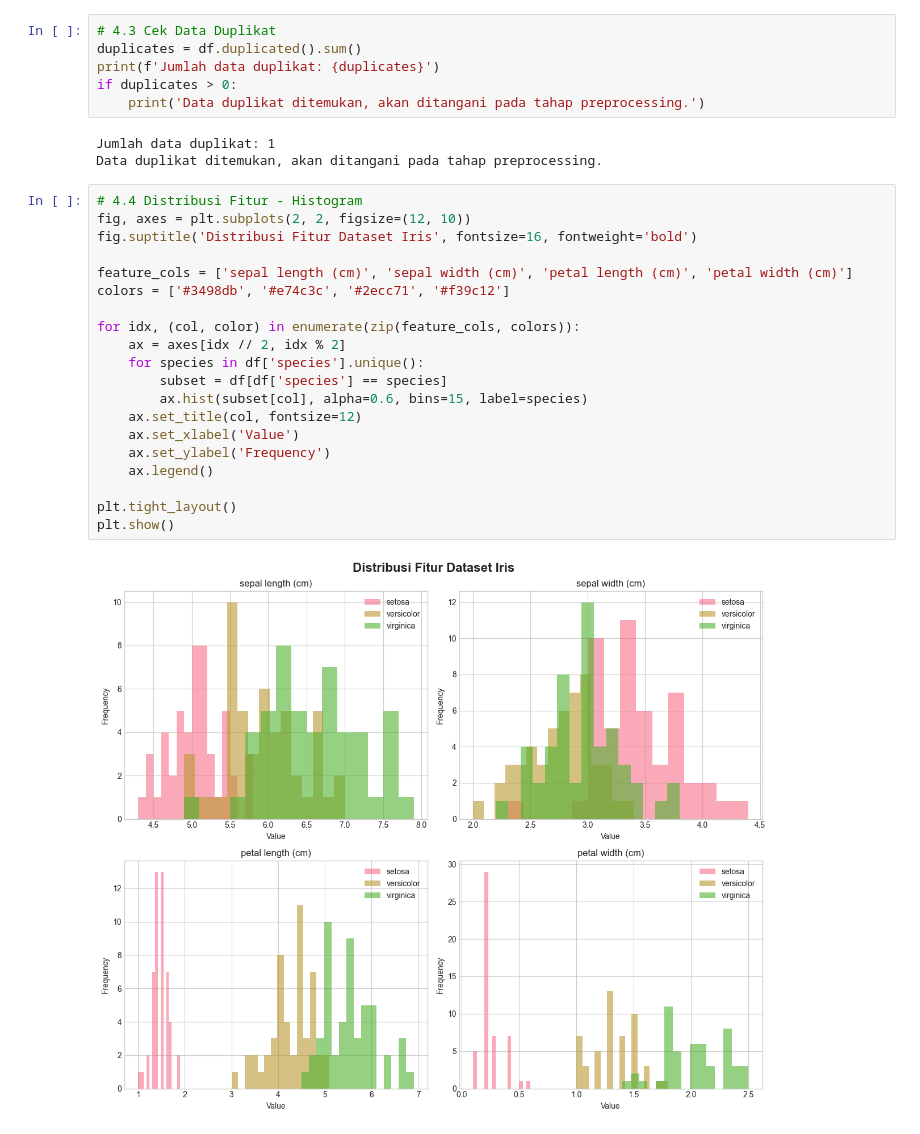
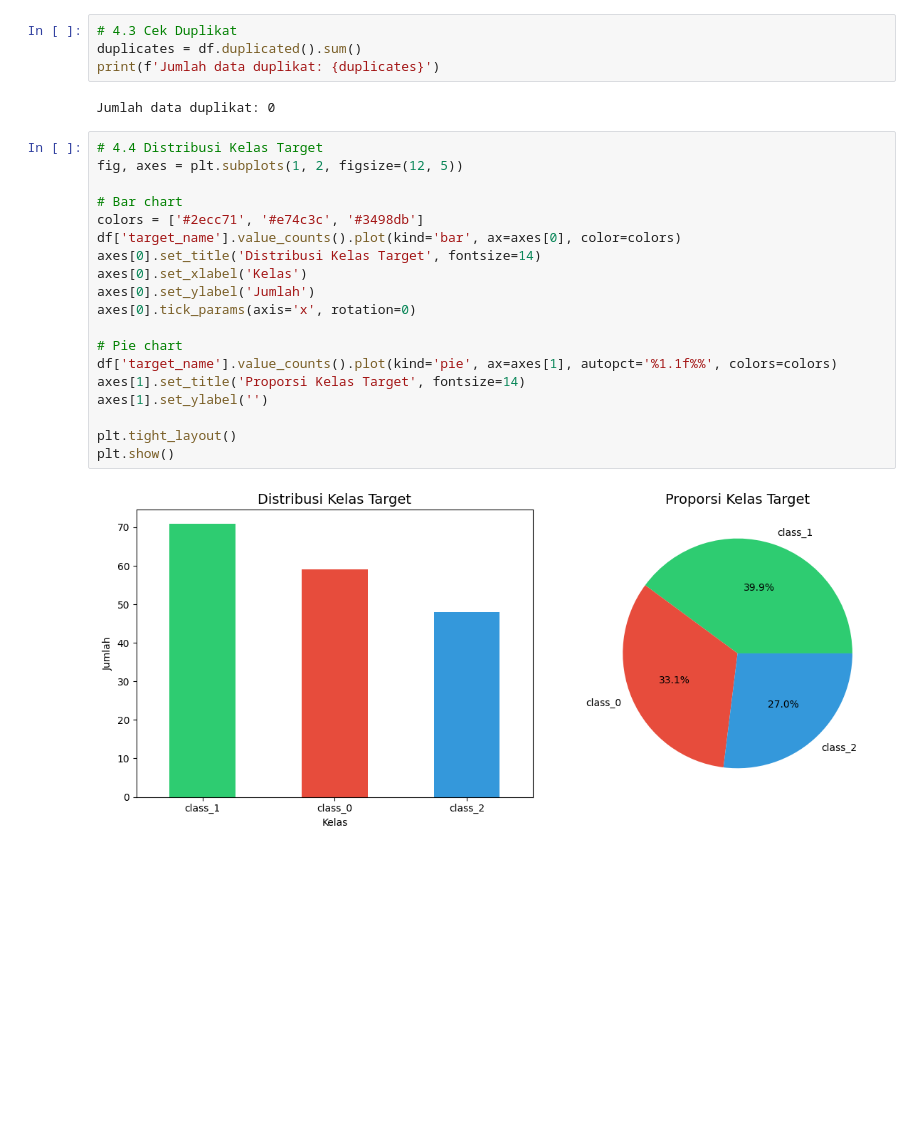
Before and after one commit to Fyodor-DOs/Eksperimen_SML_Fathir, a Jupyter notebook: preprocessing/Eksperimen_Fathir.ipynb, the cells around one changed output. Cells and saved outputs as stored; diff of their text form; blank space fills up the shorter version.

```diff
--- a/preprocessing/Eksperimen_Fathir.ipynb
+++ b/preprocessing/Eksperimen_Fathir.ipynb
@@ -155,33 +134,29 @@ dtype: int64
 
 Total missing values: 0
 # %%
-# 4.3 Cek Data Duplikat
+# 4.3 Cek Duplikat
 duplicates = df.duplicated().sum()
 print(f'Jumlah data duplikat: {duplicates}')
-if duplicates > 0:
-    print('Data duplikat ditemukan, akan ditangani pada tahap preprocessing.')
 # %% [output]
-Jumlah data duplikat: 1
-Data duplikat ditemukan, akan ditangani pada tahap preprocessing.
+Jumlah data duplikat: 0
-# %%
-# 4.4 Distribusi Fitur - Histogram
-fig, axes = plt.subplots(2, 2, figsize=(12, 10))
-fig.suptitle('Distribusi Fitur Dataset Iris', fontsize=16, fontweight='bold')
-
-feature_cols = ['sepal length (cm)', 'sepal width (cm)', 'petal length (cm)', 'petal width (cm)']
-colors = ['#3498db', '#e74c3c', '#2ecc71', '#f39c12']
-
-for idx, (col, color) in enumerate(zip(feature_cols, colors)):
-    ax = axes[idx // 2, idx % 2]
-    for species in df['species'].unique():
-        subset = df[df['species'] == species]
-        ax.hist(subset[col], alpha=0.6, bins=15, label=species)
-    ax.set_title(col, fontsize=12)
-    ax.set_xlabel('Value')
-    ax.set_ylabel('Frequency')
-    ax.legend()
-
-plt.tight_layout()
-plt.show()
-# %% [output]
-[figure, removed]
+# %%
+# 4.4 Distribusi Kelas Target
+fig, axes = plt.subplots(1, 2, figsize=(12, 5))
+
+# Bar chart
+colors = ['#2ecc71', '#e74c3c', '#3498db']
+df['target_name'].value_counts().plot(kind='bar', ax=axes[0], color=colors)
+axes[0].set_title('Distribusi Kelas Target', fontsize=14)
+axes[0].set_xlabel('Kelas')
+axes[0].set_ylabel('Jumlah')
+axes[0].tick_params(axis='x', rotation=0)
+
+# Pie chart
+df['target_name'].value_counts().plot(kind='pie', ax=axes[1], autopct='%1.1f%%', colors=colors)
+axes[1].set_title('Proporsi Kelas Target', fontsize=14)
+axes[1].set_ylabel('')
+
+plt.tight_layout()
+plt.show()
+# %% [output]
+[figure, added]
```
Also changed, not shown: parts of 33 cells of this notebook, 4 other files.
